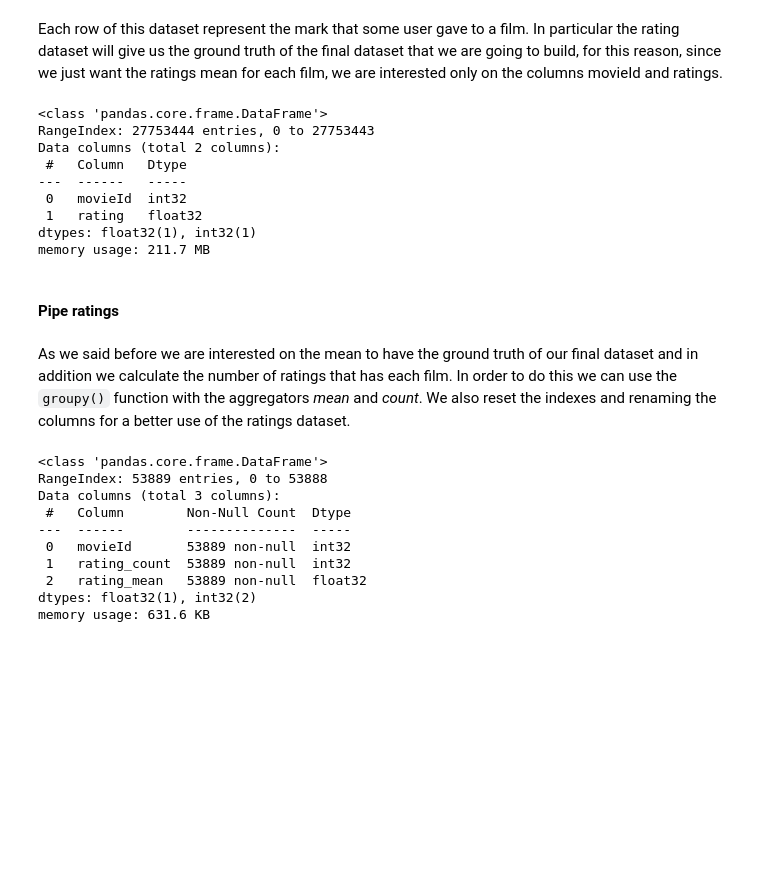
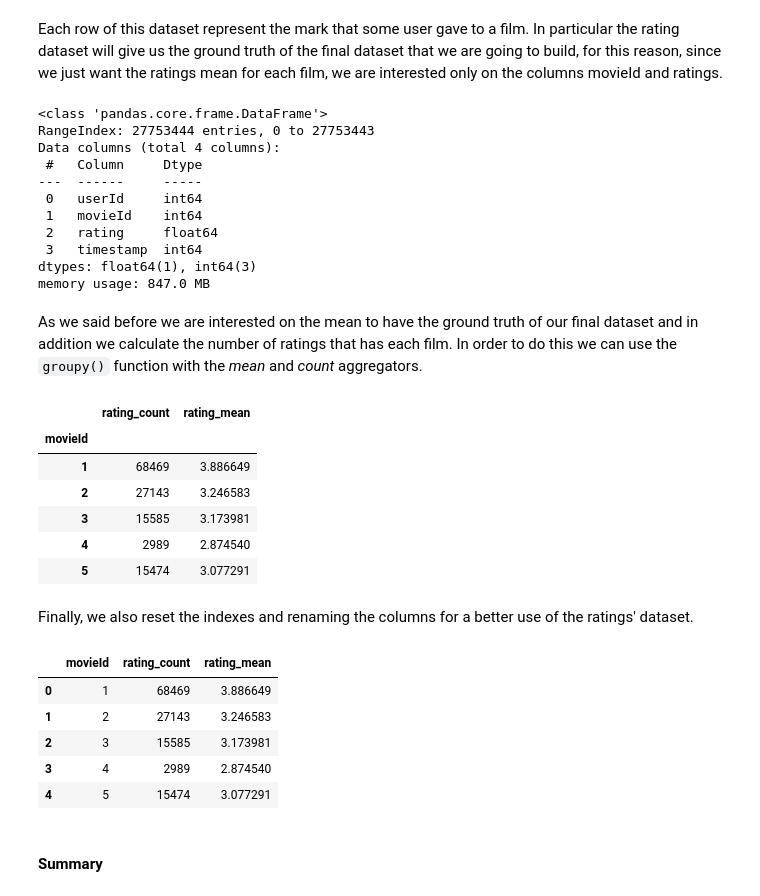
Before and after one commit to prushh/movie-lens-mlp, a Jupyter notebook: notebooks/1.0-raw-data-exploration.ipynb, the cells around one changed output. Cells and saved outputs as stored; diff of their text form; code cells hidden in the pictures; blank space fills up the shorter version.

```diff
--- a/notebooks/1.0-raw-data-exploration.ipynb
+++ b/notebooks/1.0-raw-data-exploration.ipynb
@@ -400,42 +393,50 @@ Each row of this dataset represent the mark that some user gave to a film. In pa
 # %%
 ratings = pd.read_csv(
     os.path.join(RAW_DIR, 'ratings.csv'),
-    encoding='utf-8',
-    usecols=['movieId', 'rating'],
-    dtype={'movieId': 'int32', 'rating': 'float32'}
+    encoding='utf-8'
 )
 
 ratings.info()
 # %% [output]
 <class 'pandas.core.frame.DataFrame'>
 RangeIndex: 27753444 entries, 0 to 27753443
-Data columns (total 2 columns):
- #   Column   Dtype
----  ------   -----
- 0   movieId  int32
- 1   rating   float32
-dtypes: float32(1), int32(1)
-memory usage: 211.7 MB
+Data columns (total 4 columns):
+ #   Column     Dtype
+---  ------     -----
+ 0   userId     int64
+ 1   movieId    int64
+ 2   rating     float64
+ 3   timestamp  int64
+dtypes: float64(1), int64(3)
+memory usage: 847.0 MB
-# %% [markdown]
-#### Pipe ratings
+# %%
+ratings = ratings.drop(columns=['userId', 'timestamp'])
 # %% [markdown]
-As we said before we are interested on the mean to have the ground truth of our final dataset and in addition we calculate the number of ratings that has each film. In order to do this we can use the `groupy()` function with the aggregators _mean_ and _count_. We also reset the indexes and renaming the columns for a better use of the ratings dataset.
+As we said before we are interested on the mean to have the ground truth of our final dataset and in addition we calculate the number of ratings that has each film. In order to do this we can use the `groupy()` function with the _mean_ and _count_ aggregators.
 # %%
-ratings = (ratings
-           .groupby(by='movieId')['rating'].agg(['count', 'mean'])
-           .reset_index()
-           .rename(columns={'count': 'rating_count', 'mean': 'rating_mean'})
-           .astype({'movieId': 'int32', 'rating_count': 'int32'}))
-
-ratings.info()
+ratings = ratings.groupby(by='movieId')['rating'].agg(['count', 'mean'])
+ratings = ratings.rename(columns={'count': 'rating_count', 'mean': 'rating_mean'})
+ratings.head()
 # %% [output]
-<class 'pandas.core.frame.DataFrame'>
-RangeIndex: 53889 entries, 0 to 53888
-Data columns (total 3 columns):
- #   Column        Non-Null Count  Dtype
----  ------        --------------  -----
- 0   movieId       53889 non-null  int32
- 1   rating_count  53889 non-null  int32
- 2   rating_mean   53889 non-null  float32
-dtypes: float32(1), int32(2)
-memory usage: 631.6 KB
+|  | rating_count | rating_mean |
+| movieId |  |  |
+| 1 | 68469 | 3.886649 |
+| 2 | 27143 | 3.246583 |
+| 3 | 15585 | 3.173981 |
+| 4 | 2989 | 2.874540 |
+| 5 | 15474 | 3.077291 |
+# %% [markdown]
+Finally, we also reset the indexes and renaming the columns for a better use of the ratings' dataset.
+# %%
+ratings = ratings.reset_index()
+ratings = ratings.astype({'movieId': 'int32', 'rating_count': 'int32'})
+ratings.head()
+# %% [output]
+|  | movieId | rating_count | rating_mean |
+| 0 | 1 | 68469 | 3.886649 |
+| 1 | 2 | 27143 | 3.246583 |
+| 2 | 3 | 15585 | 3.173981 |
+| 3 | 4 | 2989 | 2.874540 |
+| 4 | 5 | 15474 | 3.077291 |
+# %% [markdown]
+#### Summary
```
Also changed, not shown: parts of 19 cells of this notebook.
